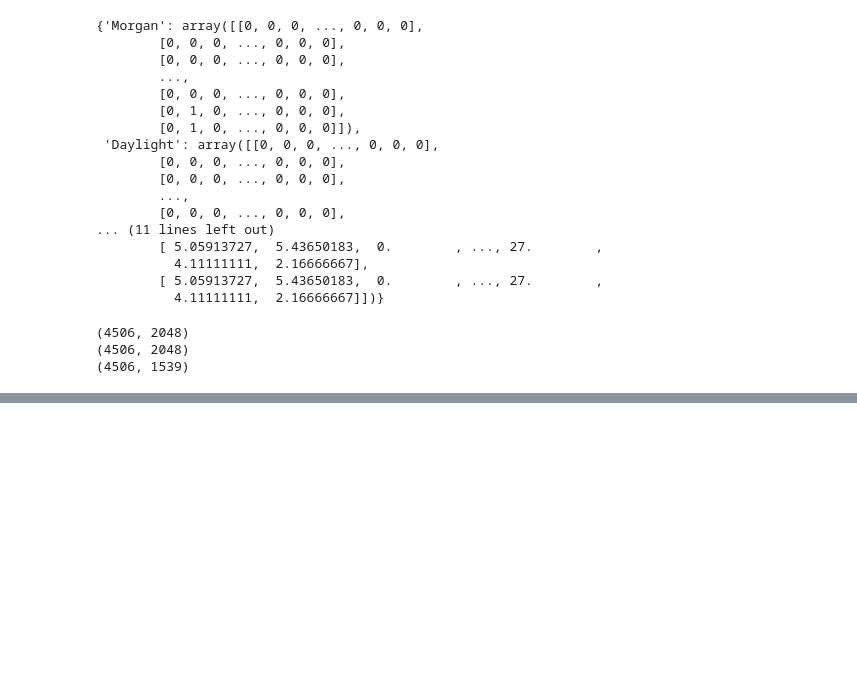
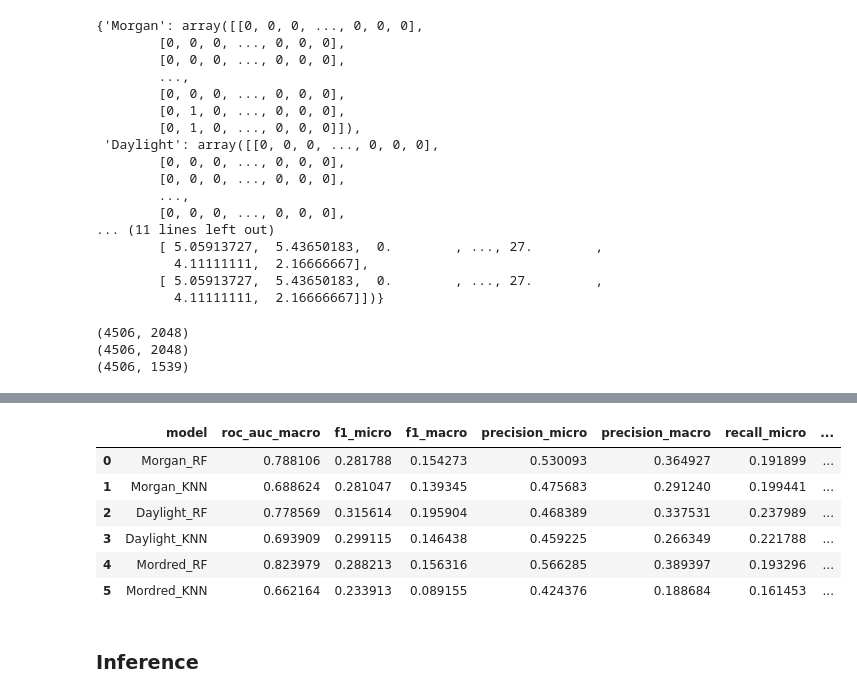
Before and after one commit to cluiverto/osmo, a Jupyter notebook: notebooks/morgan_mordred_daylight.ipynb, the cells around one changed output, grey strips where cells are left out. Cells and saved outputs as stored; diff of their text form; code cells hidden in the pictures; blank space fills up the shorter version.

```diff
--- a/notebooks/morgan_mordred_daylight.ipynb
+++ b/notebooks/morgan_mordred_daylight.ipynb
@@ -293,0 +218,62 @@ summary_df
+# %%
+import numpy as np
+import pandas as pd
+
+
+summary_stats = []
+
+for model_key, model_data in models.items():
+    y_test = model_data['y_test']
+    y_pred = model_data['y_pred']
+
+    # Probabilistyczne predykcje do ROC-AUC (jeśli model obsługuje)
+    y_proba = None
+    try:
+        if hasattr(model_data['model'], "predict_proba"):
+            y_proba_list = model_data['model'].predict_proba(model_data['X_test'])
+            if isinstance(y_proba_list, list) or isinstance(y_proba_list, tuple):
+                y_proba = np.stack([p[:, 1] for p in y_proba_list], axis=1)
+            else:
+                y_proba = y_proba_list
+    except Exception:
+        y_proba = None
+
+    # Metryki dla całego zbioru
+    f1_micro = f1_score(y_test, y_pred, average='micro', zero_division=0)
+    f1_macro = f1_score(y_test, y_pred, average='macro', zero_division=0)
+    precision_micro = precision_score(y_test, y_pred, average='micro', zero_division=0)
+    precision_macro = precision_score(y_test, y_pred, average='macro', zero_division=0)
+    recall_micro = recall_score(y_test, y_pred, average='micro', zero_division=0)
+    recall_macro = recall_score(y_test, y_pred, average='macro', zero_division=0)
+    # ROC-AUC macro
+    try:
+        if y_proba is not None:
+            roc_auc_macro = roc_auc_score(y_test, y_proba, average='macro')
+        else:
+            roc_auc_macro = np.nan
+    except Exception:
+        roc_auc_macro = np.nan
+
+    summary_stats.append({
+        'model': model_key,
+        'roc_auc_macro': roc_auc_macro,
+        'f1_micro': f1_micro,
+        'f1_macro': f1_macro,
+        'precision_micro': precision_micro,
+        'precision_macro': precision_macro,
+        'recall_micro': recall_micro,
+        'recall_macro': recall_macro
+    })
+
+summary_df = pd.DataFrame(summary_stats)
+summary_df
+# %% [output]
+|  | model | roc_auc_macro | f1_micro | f1_macro | precision_micro | precision_macro | recall_micro | ... |
+| 0 | Morgan_RF | 0.788106 | 0.281788 | 0.154273 | 0.530093 | 0.364927 | 0.191899 | ... |
+| 1 | Morgan_KNN | 0.688624 | 0.281047 | 0.139345 | 0.475683 | 0.291240 | 0.199441 | ... |
+| 2 | Daylight_RF | 0.778569 | 0.315614 | 0.195904 | 0.468389 | 0.337531 | 0.237989 | ... |
+| 3 | Daylight_KNN | 0.693909 | 0.299115 | 0.146438 | 0.459225 | 0.266349 | 0.221788 | ... |
+| 4 | Mordred_RF | 0.823979 | 0.288213 | 0.156316 | 0.566285 | 0.389397 | 0.193296 | ... |
+| 5 | Mordred_KNN | 0.662164 | 0.233913 | 0.089155 | 0.424376 | 0.188684 | 0.161453 | ... |
+# %% [markdown]
+### Inference
```
Also changed, not shown: parts of 18 cells of this notebook.
